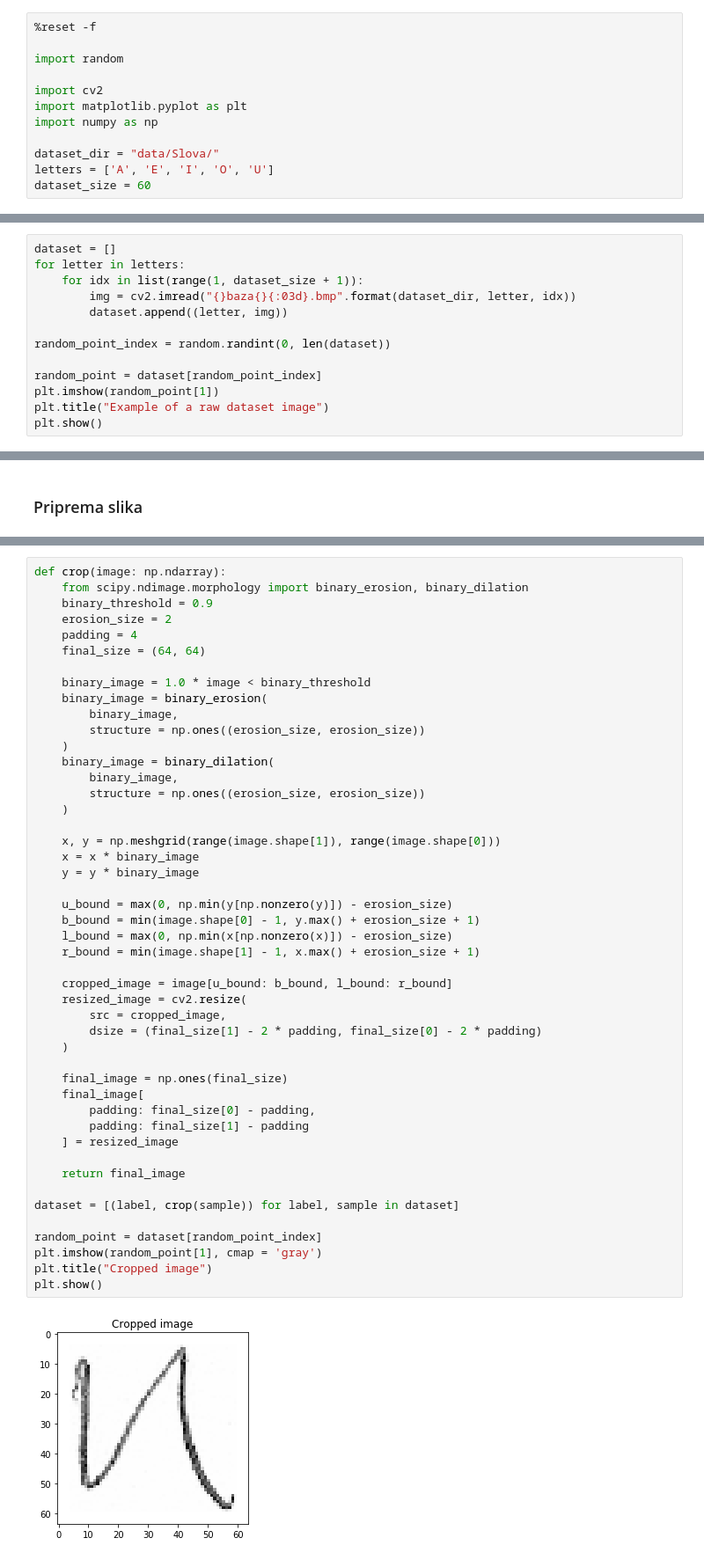
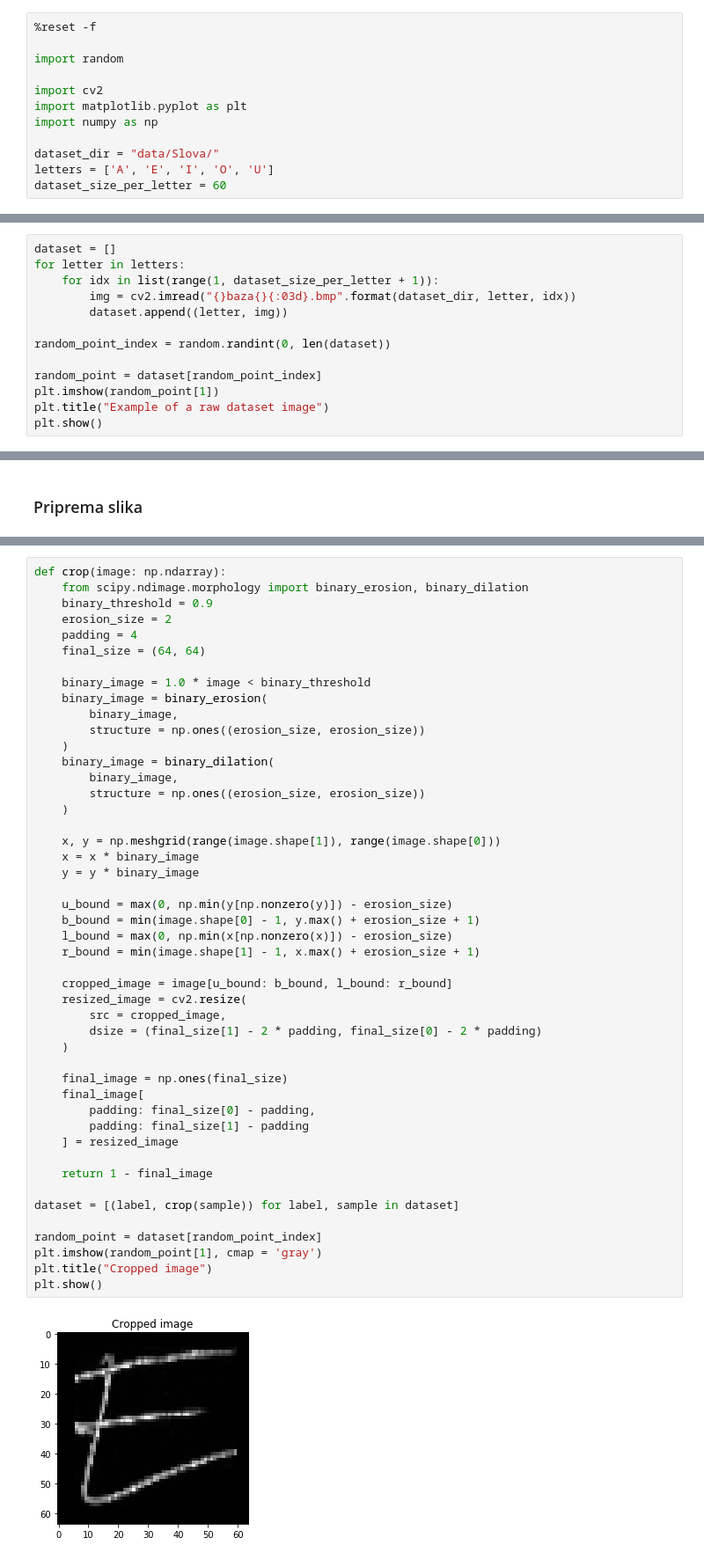
Before and after one commit to djokjulapfe/po, a Jupyter notebook: main.ipynb, the cells around one changed output, grey strips where cells are left out. Shown at 88% size. Drawn from its saved outputs; the diff is of its cells as text.

```diff
--- a/main.ipynb
+++ b/main.ipynb
@@ -24,5 +24,5 @@ import numpy as np
 
 dataset_dir = "data/Slova/"
 letters = ['A', 'E', 'I', 'O', 'U']
-dataset_size = 60
+dataset_size_per_letter = 60
 # %% [markdown]
@@ -30,7 +30,7 @@ dataset_size = 60
 # %%
 dataset = []
 for letter in letters:
-    for idx in list(range(1, dataset_size + 1)):
+    for idx in list(range(1, dataset_size_per_letter + 1)):
         img = cv2.imread("{}baza{}{:03d}.bmp".format(dataset_dir, letter, idx))
         dataset.append((letter, img))
 
@@ -80,32 +80,32 @@ def crop(image: np.ndarray):
 
     x, y = np.meshgrid(range(image.shape[1]), range(image.shape[0]))
     x = x * binary_image
     y = y * binary_image
 
     u_bound = max(0, np.min(y[np.nonzero(y)]) - erosion_size)
     b_bound = min(image.shape[0] - 1, y.max() + erosion_size + 1)
     l_bound = max(0, np.min(x[np.nonzero(x)]) - erosion_size)
     r_bound = min(image.shape[1] - 1, x.max() + erosion_size + 1)
 
     cropped_image = image[u_bound: b_bound, l_bound: r_bound]
     resized_image = cv2.resize(
         src = cropped_image,
         dsize = (final_size[1] - 2 * padding, final_size[0] - 2 * padding)
     )
 
     final_image = np.ones(final_size)
     final_image[
         padding: final_size[0] - padding,
         padding: final_size[1] - padding
     ] = resized_image
 
-    return final_image
+    return 1 - final_image
 
 dataset = [(label, crop(sample)) for label, sample in dataset]
 
 random_point = dataset[random_point_index]
 plt.imshow(random_point[1], cmap = 'gray')
 plt.title("Cropped image")
 plt.show()
 # %% [output]
-[figure, old version]
+[figure, new version]
```
Also changed, not shown: parts of 5 cells of this notebook.
